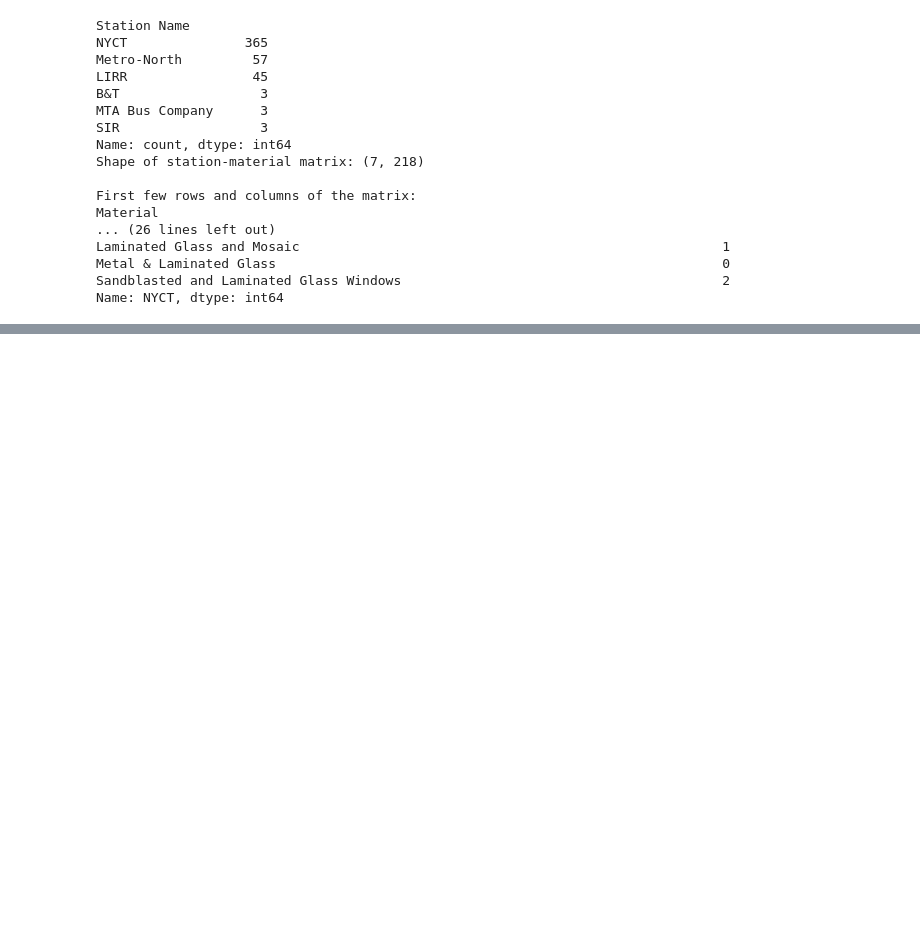
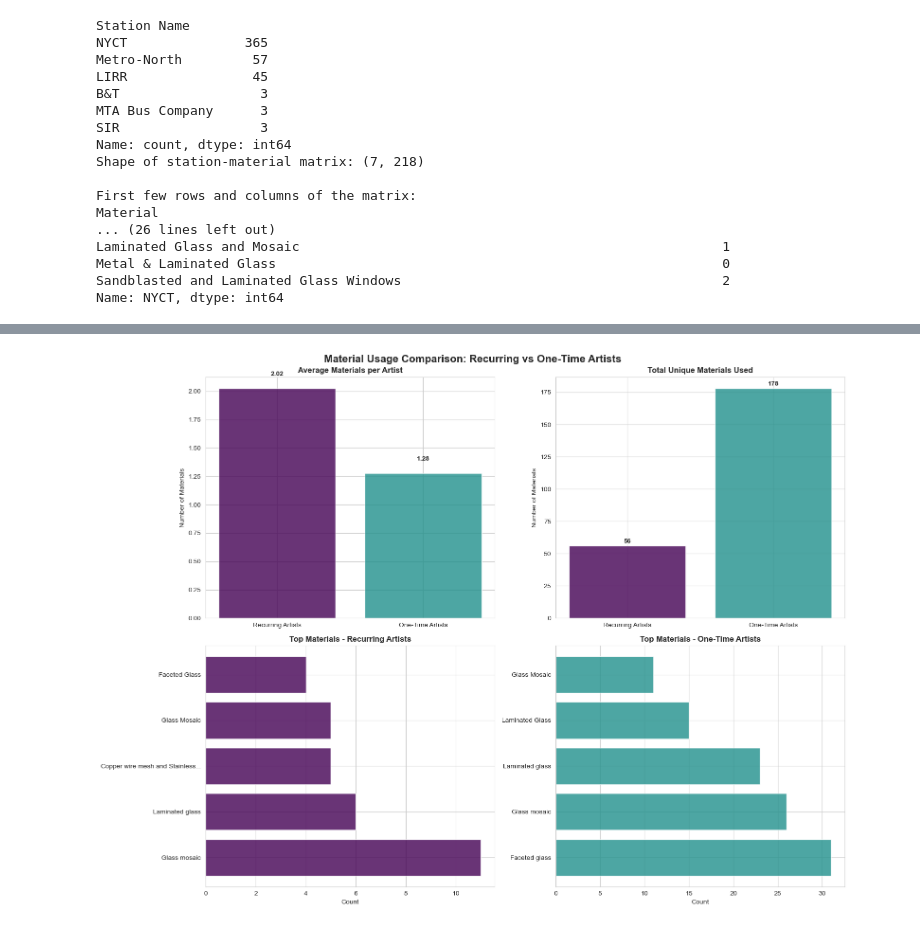
Before and after one commit to marobinette/DataScience, a Jupyter notebook: assignments/week2/MTAArt/eda_pt_2.ipynb, the cells around one changed output, grey strips where cells are left out. Drawn from its saved outputs; the diff is of its cells as text; code cells hidden in the pictures; blank space fills up the shorter version.

```diff
--- a/assignments/week2/MTAArt/eda_pt_2.ipynb
+++ b/assignments/week2/MTAArt/eda_pt_2.ipynb
@@ -111,0 +384,47 @@ plt.show()
+# %%
+# Create a comparison visualization
+fig, ((ax1, ax2), (ax3, ax4)) = plt.subplots(2, 2, figsize=(16, 12))
+
+# 1. Material diversity comparison
+categories = ['Recurring Artists', 'One-Time Artists']
+avg_materials = [recurring_metrics['avg_materials_per_artist'], one_time_metrics['avg_materials_per_artist']]
+total_materials = [recurring_metrics['total_materials'], one_time_metrics['total_materials']]
+
+ax1.bar(categories, avg_materials, color=['#440154', '#21908C'], alpha=0.8)
+ax1.set_title('Average Materials per Artist', fontweight='bold')
+ax1.set_ylabel('Number of Materials')
+for i, v in enumerate(avg_materials):
+    ax1.text(i, v + 0.1, f'{v:.2f}', ha='center', va='bottom', fontweight='bold')
+
+# 2. Total materials used
+ax2.bar(categories, total_materials, color=['#440154', '#21908C'], alpha=0.8)
+ax2.set_title('Total Unique Materials Used', fontweight='bold')
+ax2.set_ylabel('Number of Materials')
+for i, v in enumerate(total_materials):
+    ax2.text(i, v + 1, str(v), ha='center', va='bottom', fontweight='bold')
+
+# 3. Top materials comparison (horizontal bar chart)
+top_recurring = recurring_metrics['top_materials'].head(5)
+top_one_time = one_time_metrics['top_materials'].head(5)
+
+y_pos_recurring = range(len(top_recurring))
+y_pos_one_time = range(len(top_one_time))
+
+ax3.barh(y_pos_recurring, top_recurring.values, color='#440154', alpha=0.8)
+ax3.set_yticks(y_pos_recurring)
+ax3.set_yticklabels([mat[:30] + '...' if len(mat) > 30 else mat for mat in top_recurring.index])
+ax3.set_title('Top Materials - Recurring Artists', fontweight='bold')
+ax3.set_xlabel('Count')
+
+ax4.barh(y_pos_one_time, top_one_time.values, color='#21908C', alpha=0.8)
+ax4.set_yticks(y_pos_one_time)
+ax4.set_yticklabels([mat[:30] + '...' if len(mat) > 30 else mat for mat in top_one_time.index])
+ax4.set_title('Top Materials - One-Time Artists', fontweight='bold')
+ax4.set_xlabel('Count')
+
+plt.suptitle('Material Usage Comparison: Recurring vs One-Time Artists',
+             fontsize=16, fontweight='bold', y=0.98)
+plt.tight_layout()
+plt.show()
+# %% [output]
+[figure, added]
```
Also changed, not shown: parts of 14 cells of this notebook.
